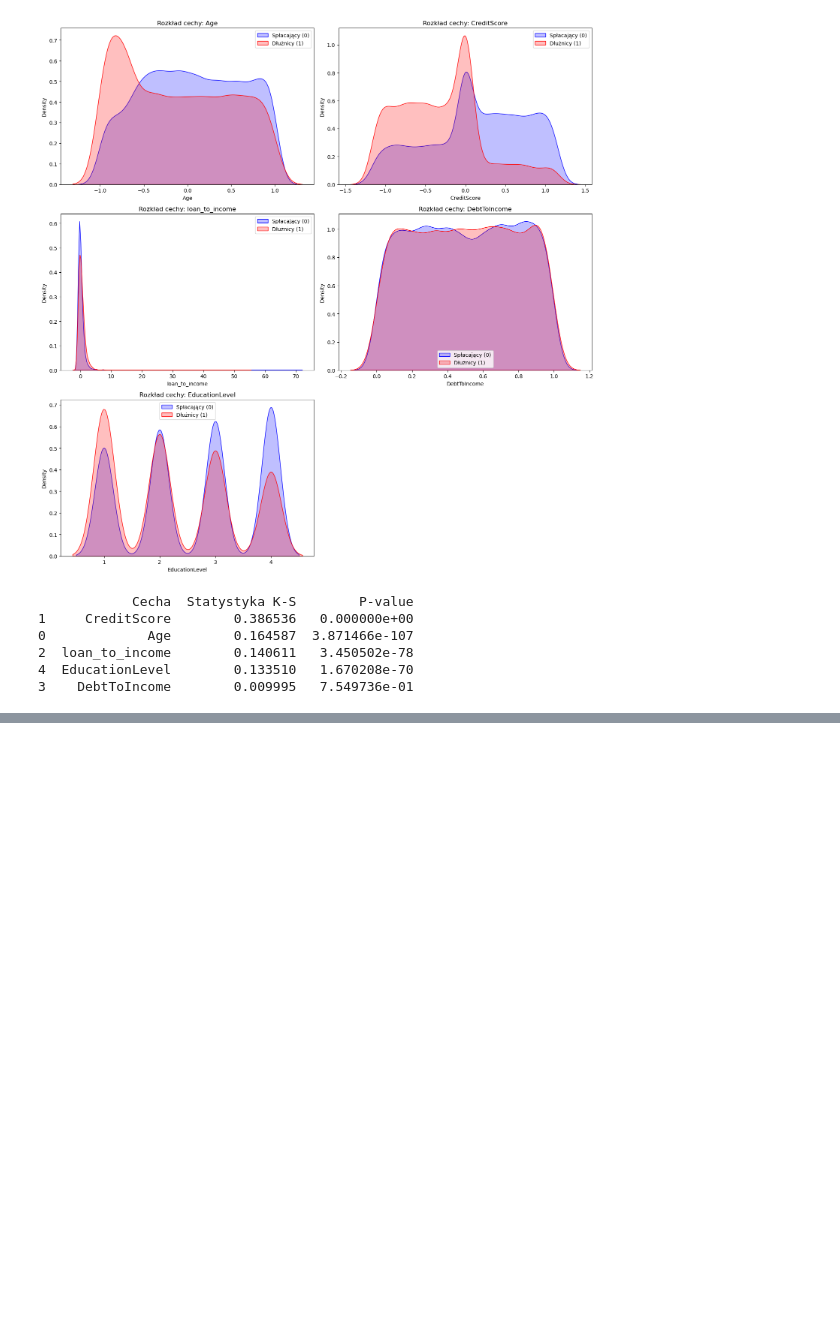
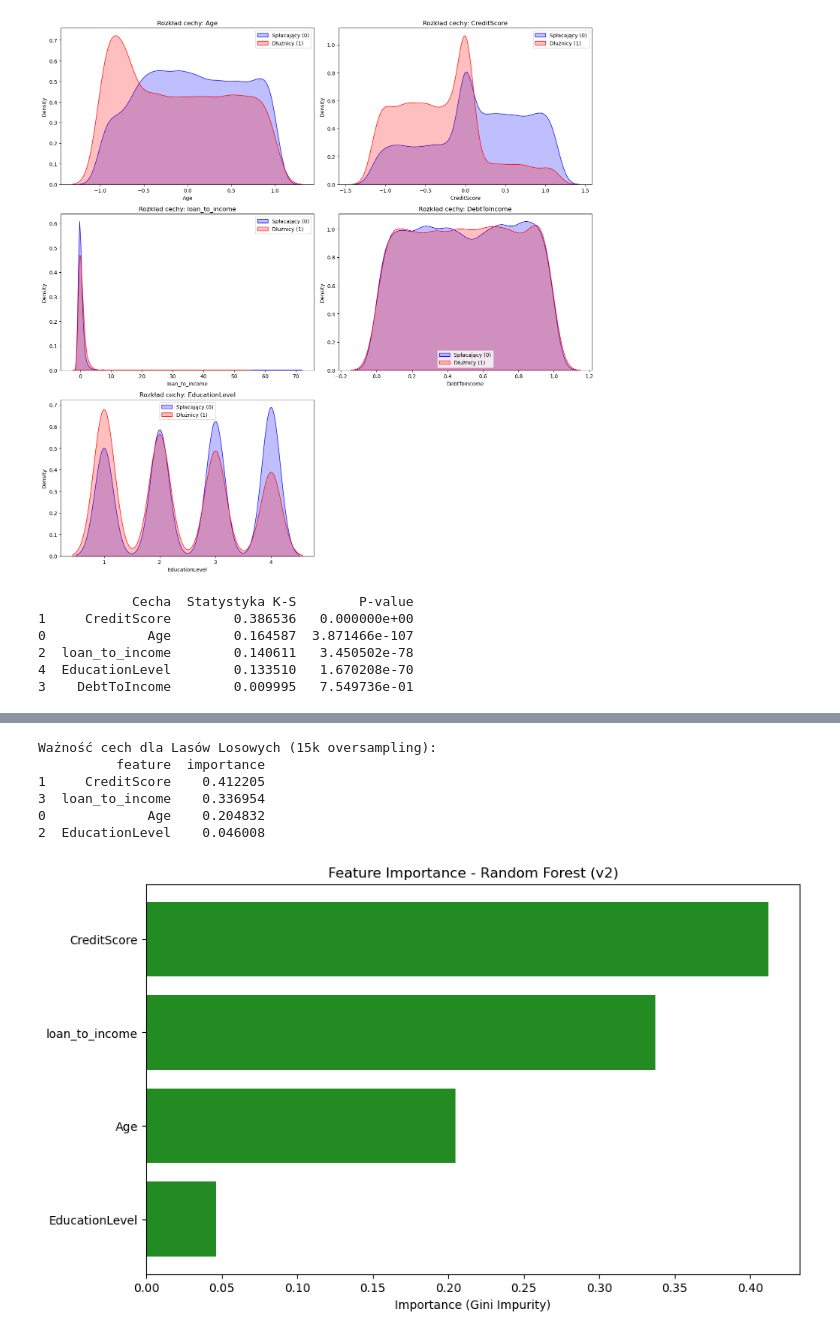
Before and after one commit to malgorzatakukielka/default, a Jupyter notebook: analiza.ipynb, the cells around one changed output, grey strips where cells are left out. Cells and saved outputs as stored; diff of their text form; code cells hidden in the pictures; blank space fills up the shorter version.

```diff
--- a/analiza.ipynb
+++ b/analiza.ipynb
@@ -598,0 +627,35 @@ sns.histplot(y_probs, bins=50, kde=True)
+# %%
+import pandas as pd
+import matplotlib.pyplot as plt
+
+# 1. Wybieramy model Lasy Losowe z opisu "Dolosowane 15 000" z Twojej tabeli results_v2_df
+mask_rf = (results_v2_df['Model'] == 'Lasy losowe') & (results_v2_df['Opis'] == 'Dolosowane 15 000')
+rf_model = results_v2_df.loc[mask_rf, 'Model_Object'].values[0]
+
+# 2. Wyciągamy ważność cech
+importances_rf = rf_model.feature_importances_
+feature_names = final_features_v2 # Twoja lista: ['Age', 'CreditScore', 'EducationLevel', 'loan_to_income']
+
+importance_rf_df = pd.DataFrame({
+    'feature': feature_names,
+    'importance': importances_rf
+}).sort_values(by='importance', ascending=False)
+
+print("Ważność cech dla Lasów Losowych (15k oversampling):")
+print(importance_rf_df)
+
+# 3. Wizualizacja
+plt.figure(figsize=(10, 6))
+plt.barh(importance_rf_df['feature'], importance_rf_df['importance'], color='forestgreen')
+plt.gca().invert_yaxis()
+plt.title('Feature Importance - Random Forest (v2)')
+plt.xlabel('Importance (Gini Impurity)')
+plt.show()
+# %% [output]
+Ważność cech dla Lasów Losowych (15k oversampling):
+          feature  importance
+1     CreditScore    0.412205
+3  loan_to_income    0.336954
+0             Age    0.204832
+2  EducationLevel    0.046008
+[figure, added]
```
Also changed, not shown: parts of 9 cells of this notebook.
